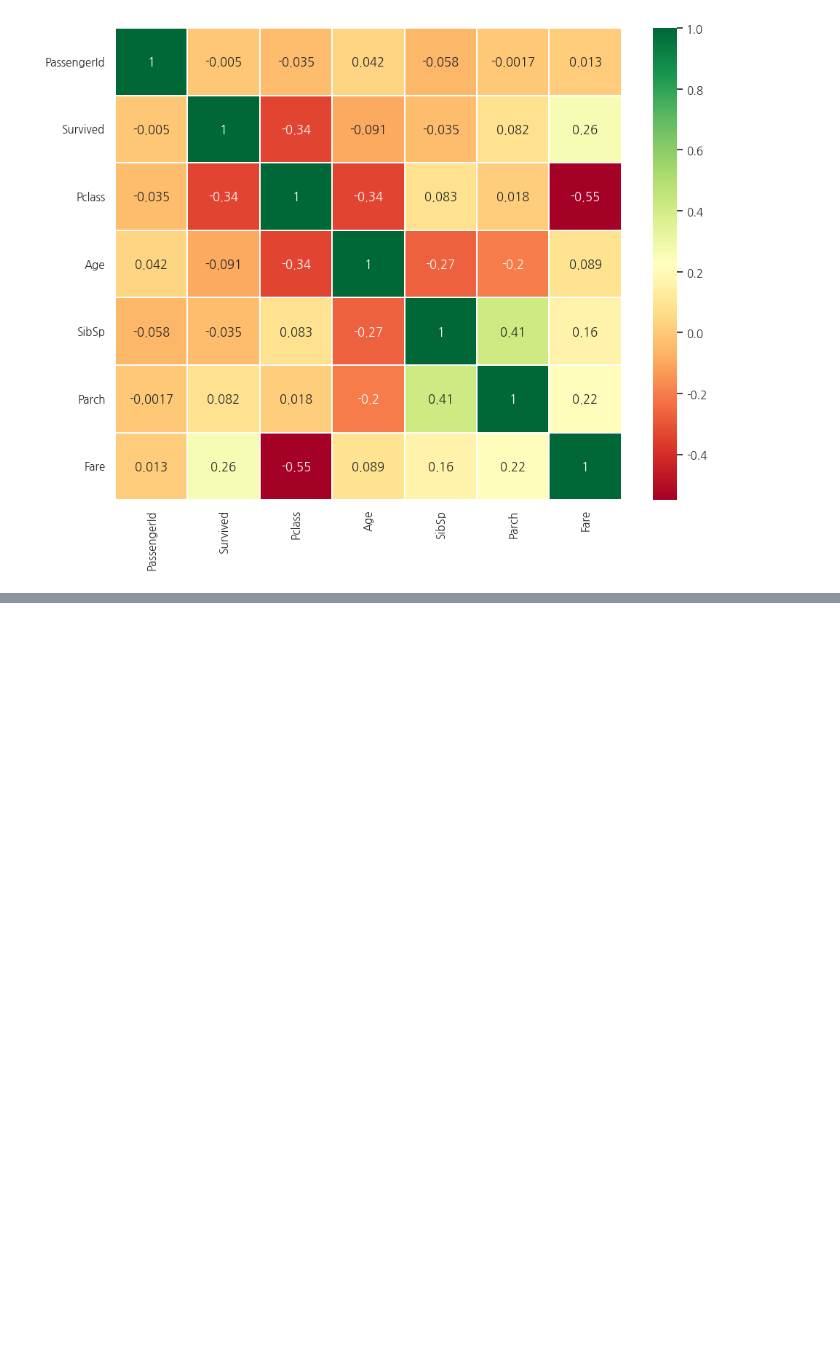
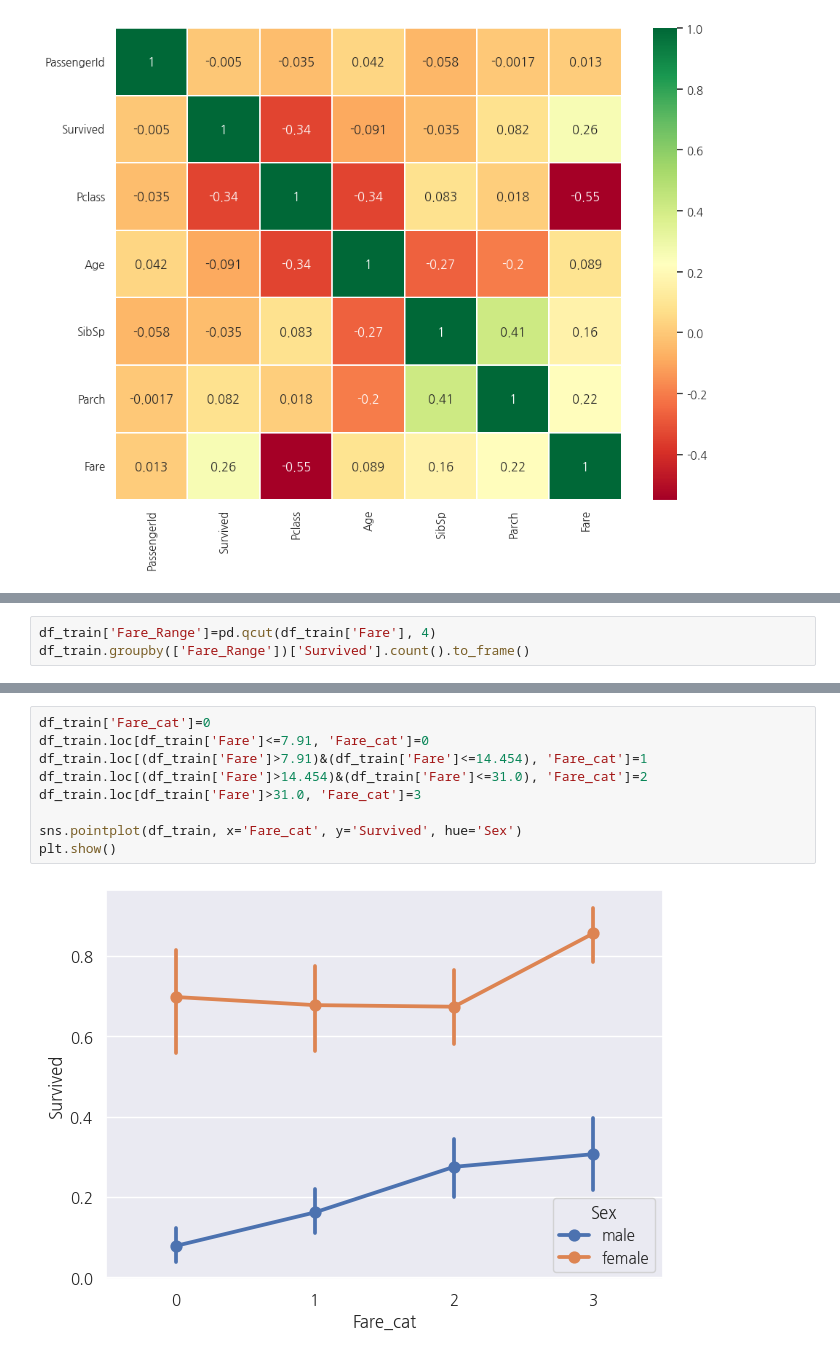
Before and after one commit to hugoMGSung/study-pytorch, a Jupyter notebook: after_hs/ah002_Titanic.ipynb, the cells around one changed output, grey strips where cells are left out. Drawn from its saved outputs; the diff is of its cells as text; blank space fills up the shorter version.

```diff
--- a/after_hs/ah002_Titanic.ipynb
+++ b/after_hs/ah002_Titanic.ipynb
@@ -365,0 +483,3 @@ plt.show()
+# %%
+df_train['Fare_Range']=pd.qcut(df_train['Fare'], 4)
+df_train.groupby(['Fare_Range'])['Survived'].count().to_frame()
@@ -365,0 +502,11 @@ plt.show()
+# %%
+df_train['Fare_cat']=0
+df_train.loc[df_train['Fare']<=7.91, 'Fare_cat']=0
+df_train.loc[(df_train['Fare']>7.91)&(df_train['Fare']<=14.454), 'Fare_cat']=1
+df_train.loc[(df_train['Fare']>14.454)&(df_train['Fare']<=31.0), 'Fare_cat']=2
+df_train.loc[df_train['Fare']>31.0, 'Fare_cat']=3
+
+sns.pointplot(df_train, x='Fare_cat', y='Survived', hue='Sex')
+plt.show()
+# %% [output]
+[figure, added]
```
Also changed, not shown: parts of 63 cells of this notebook, 1 other file.
